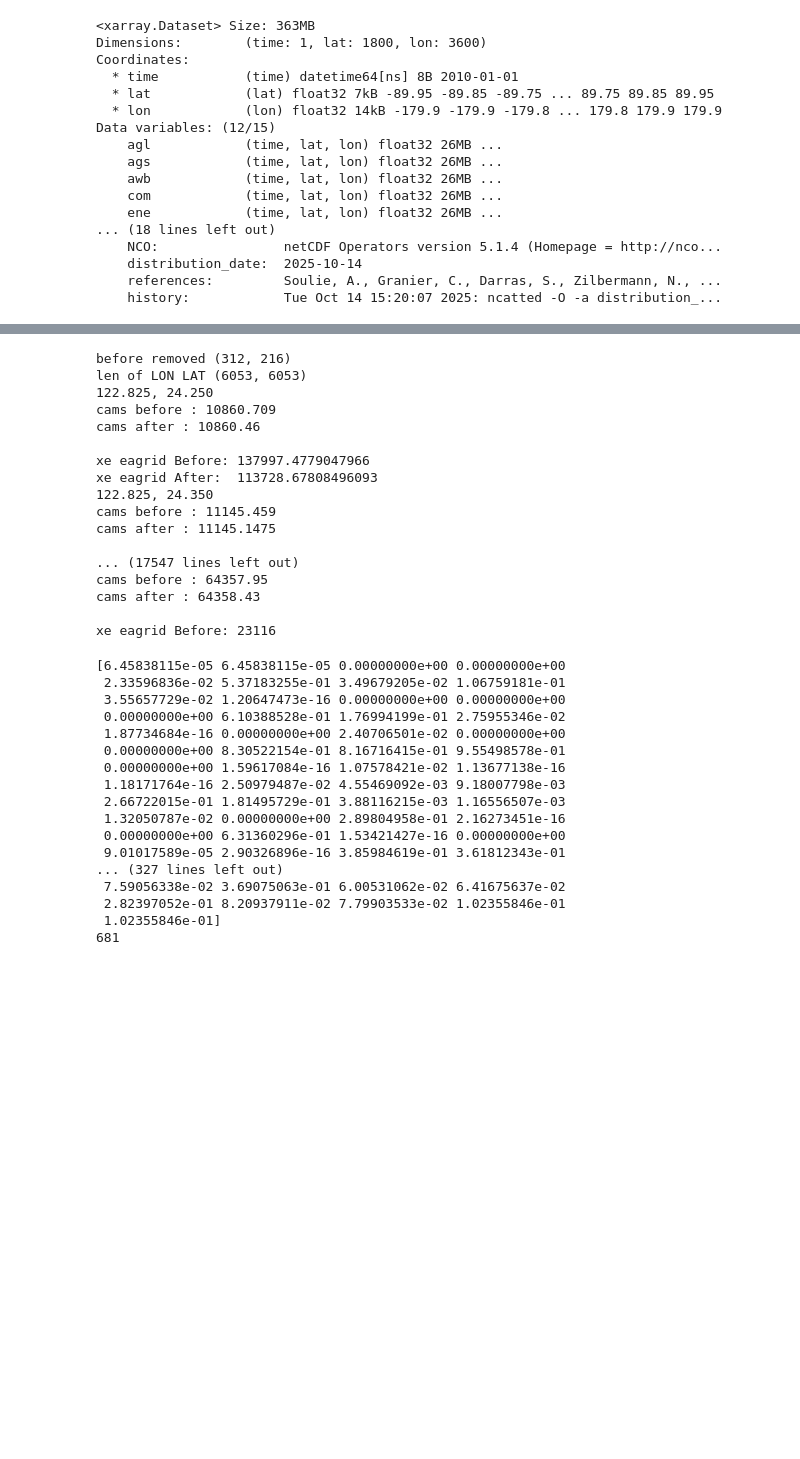
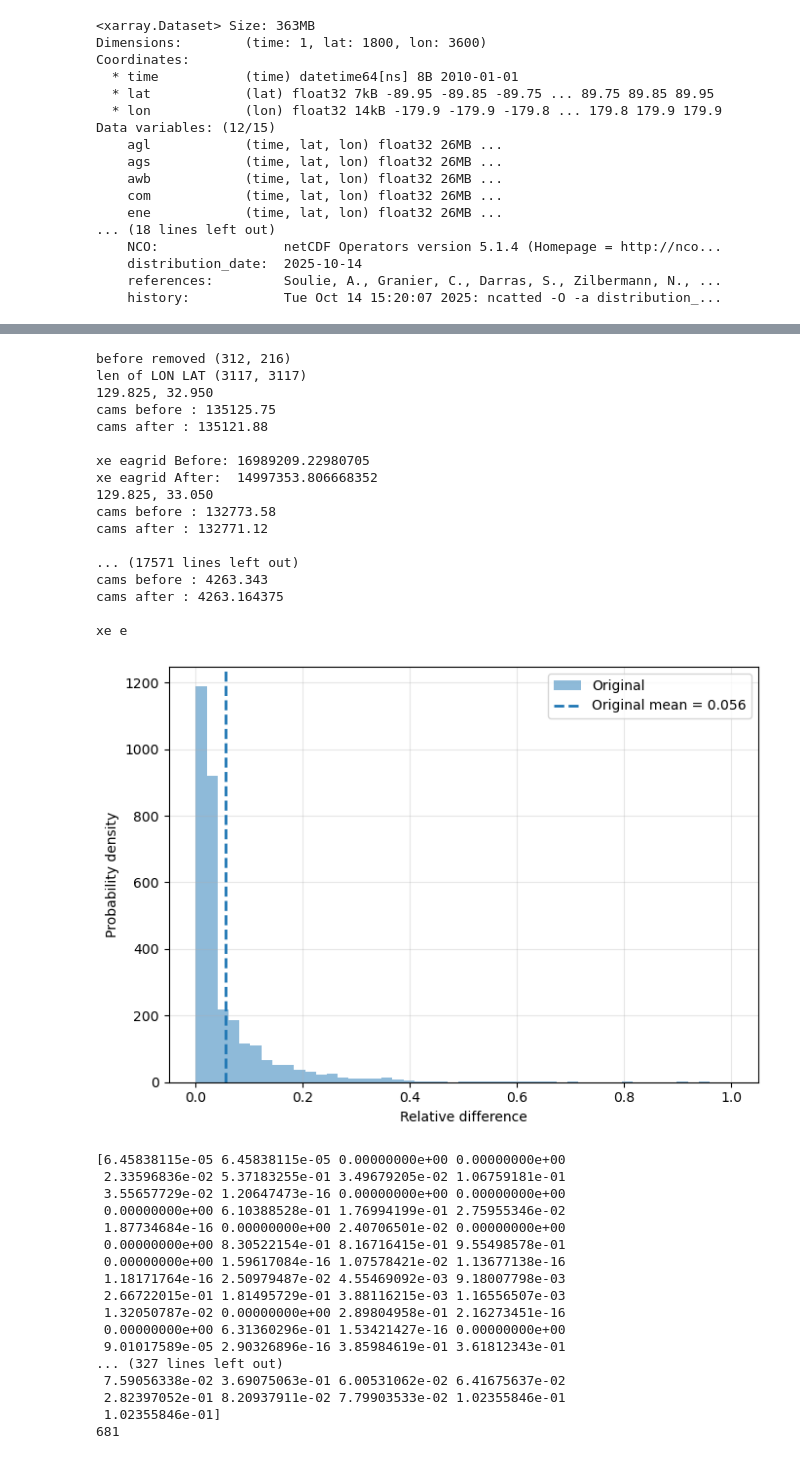
Before and after one commit to yunakatsuyama/srcnn_emission_prep, a Jupyter notebook: grid_function_30_jan_xesmf.ipynb, the cells around one changed output, grey strips where cells are left out. Cells and saved outputs as stored; diff of their text form; code cells hidden in the pictures; blank space fills up the shorter version.

```diff
--- a/grid_function_30_jan_xesmf.ipynb
+++ b/grid_function_30_jan_xesmf.ipynb
@@ -609,6 +612,7 @@ def make_testdata(camsds, ds, cams_pix,  scale_factor , sector = "All_sources",
     dataset_lon_array = []   # THE array for the center lon lat of image, which has almost all data (less nan)
     dataset_lat_array = []
 
+    # making the lon lat (center of grid) array that has enough data in the pixels
     for lon in lon_array:
         for lat in lat_array:
             half_size = cams_pix * 0.1 / 2  # as 5x5 of cams pixel, the hald degree is 0.25
@@ -620,17 +624,24 @@ def make_testdata(camsds, ds, cams_pix,  scale_factor , sector = "All_sources",
             #print(f"len of mask (True count): {np.sum(mask)}")
 
             sub_points = emission[mask]
+            # total is how many data in the image
+            # It should be 2500
             total = sub_points.size
+
+            #print(f'total {total}')
             if total == 0:
                 continue
             if np.nansum(sub_points) < 100:
                 continue
 
 
-            invalid_mask = np.isnan(sub_points) | (sub_points == 0)
-            ratio_invalid = invalid_mask.sum() / total
+            #invalid_mask = np.isnan(sub_points) | (sub_points == 0)
+            #ratio_invalid = invalid_mask.sum() / total
 
-            if ratio_invalid < 0.5:
+            # if ratio_invalid < 0.5:
+            #     dataset_lon_array.append(lon)
+            #     dataset_lat_array.append(lat)
+            if total > 1750:
                 dataset_lon_array.append(lon)
                 dataset_lat_array.append(lat)
 
@@ -659,7 +670,7 @@ def make_testdata(camsds, ds, cams_pix,  scale_factor , sector = "All_sources",
     eagrid_dataset_drop_aug = []
     #diff_array = np.zeros(num_dataset)
     #diff_array_xe = np.zeros(num_dataset)
-
+    diff_array = []
 
     for i, (lon, lat) in enumerate(zip(dataset_lon_array, dataset_lat_array)):
         print(f"{lon:.3f}, {lat:.3f}")
@@ -668,6 +679,7 @@ def make_testdata(camsds, ds, cams_pix,  scale_factor , sector = "All_sources",
         #lon_e_edges, lat_e_edges, emission_grid, eagrid_lon_array, eagrid_lat_array, value_grid = eagrid_make2(cams_lon_array,cams_lat_array, 10,  sector = "All_sources", source = 'NOx')
 
         rsdiff_xe = np.sqrt((np.nansum(value_grid_xe) - np.nansum(emission_grid_xe))**2) / np.nansum(emission_grid_xe)
+        diff_array.append(rsdiff_xe)
         # drop if regredding does not work well
         if rsdiff_xe < 0.02:
 
@@ -722,26 +734,57 @@ def make_testdata(camsds, ds, cams_pix,  scale_factor , sector = "All_sources",
         np.save(f"{name}.npy", arr)
         #diff_array[i] = rsdiff
         #diff_array_xe[i] = rsdiff_xe
+
+
+    return np.array(diff_array)
 # %%
-make_testdata(camsds,ds, 5, 10, "All_sources", "NOx")
+diff_array = make_testdata(camsds,ds, 5, 10, "All_sources", "NOx")
+
+a = diff_array[np.isfinite(diff_array)]
+    #b = diff_array_xe[np.isfinite(diff_array_xe)]
+
+    #vmin = min(a.min(), b.min())
+#vmax = max(a.max(), b.max())
+vmin = a.min()
+vmax = a.max()
+bins = np.linspace(0, 1, 50)
+
+plt.figure(figsize=(7,5))
+
+plt.hist(a, bins=bins, alpha=0.5, label="Original")
+#plt.hist(b, bins=bins, alpha=0.5, label="xESMF")
+
+# 平均線
+plt.axvline(a.mean(), linestyle="--", linewidth=2, label=f"Original mean = {a.mean():.3f}")
+#plt.axvline(b.mean(), linestyle="--", linewidth=2, label=f"xESMF mean = {b.mean():.3f}")
+
+plt.xlabel("Relative difference")
+plt.ylabel("Probability density")
+plt.legend()
+plt.grid(True, alpha=0.3)
+
+plt.tight_layout()
+plt.savefig('hist_regrid.png')
+plt.show()
 # %% [output]
 before removed (312, 216)
-len of LON LAT (6053, 6053)
-122.825, 24.250
-cams before : 10860.709
-cams after : 10860.46
+len of LON LAT (3117, 3117)
+129.825, 32.950
+cams before : 135125.75
+cams after : 135121.88
 
-xe eagrid Before: 137997.4779047966
-xe eagrid After:  113728.67808496093
-122.825, 24.350
-cams before : 11145.459
-cams after : 11145.1475
+xe eagrid Before: 16989209.22980705
+xe eagrid After:  14997353.806668352
+129.825, 33.050
+cams before : 132773.58
+cams after : 132771.12
 
-... (17547 lines left out)
-cams before : 64357.95
-cams after : 64358.43
+... (17571 lines left out)
+cams before : 4263.343
+cams after : 4263.164375
 
-xe eagrid Before: 23116
+xe e
+[figure, added]
 # %%
 print(diff_array)
 print(diff_array_xe)
```
Also changed, not shown: parts of 3 cells of this notebook.
